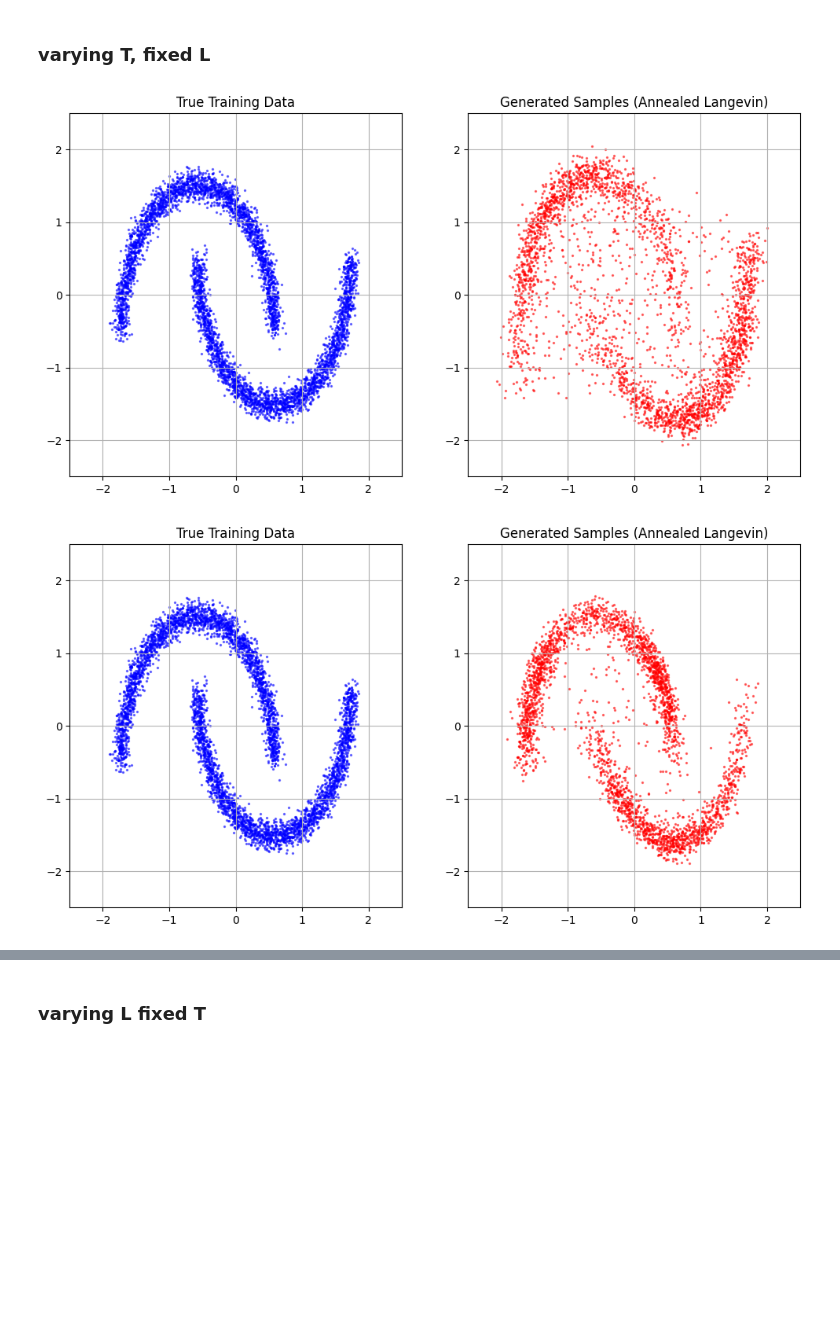
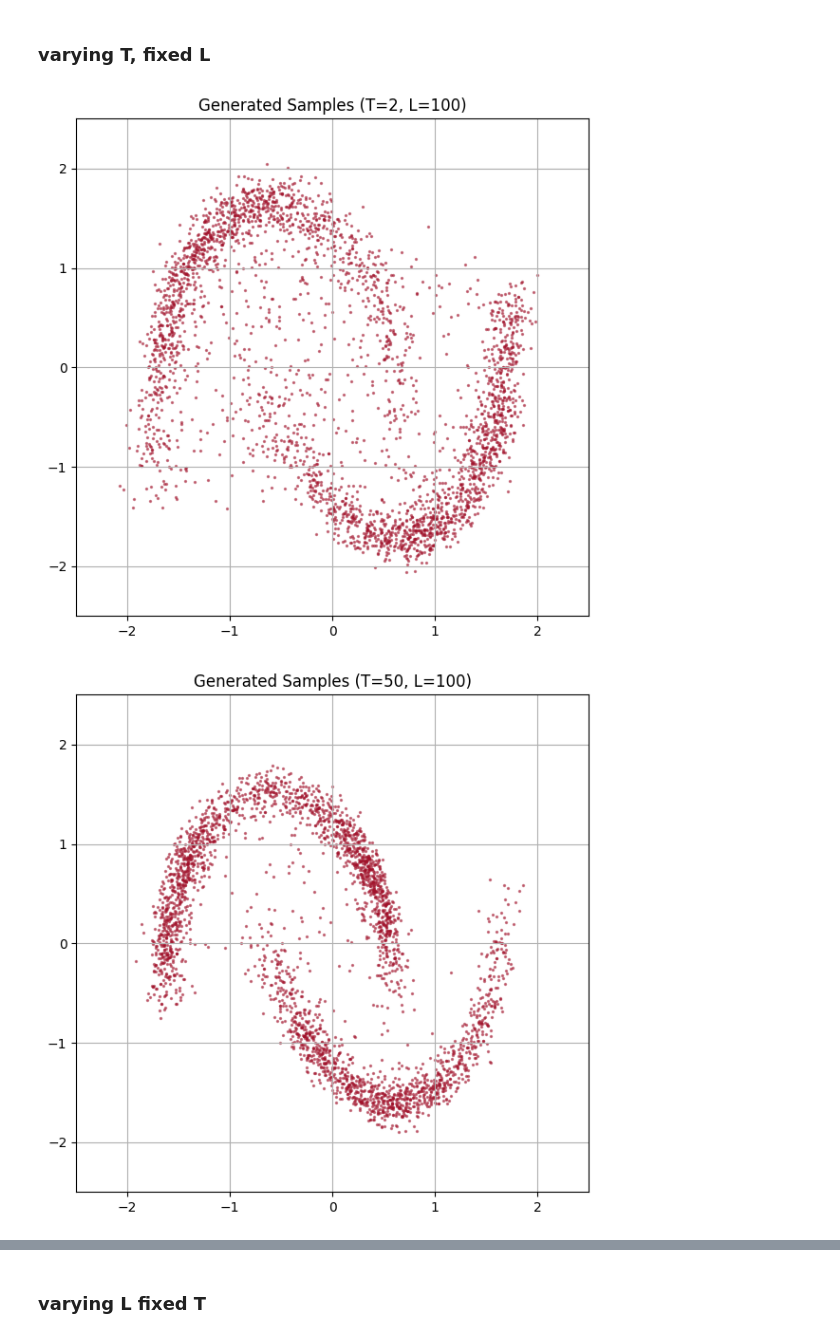
Before and after one commit to sj-rai/annealed-langevin-dsm, a Jupyter notebook: experiment.ipynb, the cells around one changed output, grey strips where cells are left out. Cells and saved outputs as stored; diff of their text form; code cells hidden in the pictures; blank space fills up the shorter version.

```diff
--- a/experiment.ipynb
+++ b/experiment.ipynb
@@ -200,9 +215,9 @@ samples_bad  = sample_annealed_langevin(network, sigmas, n_samples=3000, T=2)
 samples_good = sample_annealed_langevin(network, sigmas, n_samples=3000, T=50)
 samples_best = sample_annealed_langevin(network, sigmas, n_samples=3000, T=200)
 # %%
-plot_samples(dataset, samples_bad)
-plot_samples(dataset, samples_good)
-plot_samples(dataset, samples_best)
+plot_samples(dataset, samples_bad, "Generated Samples (T=2, L=100)", False)
+plot_samples(dataset, samples_good, "Generated Samples (T=50, L=100)", False)
+plot_samples(dataset, samples_best, "Generated Samples (T=200, L=100)", False)
 # %% [output]
-[figure, old version]
+[figure, new version]
-[figure, old version]
+[figure, new version]
```
Also changed, not shown: parts of 11 cells of this notebook.
